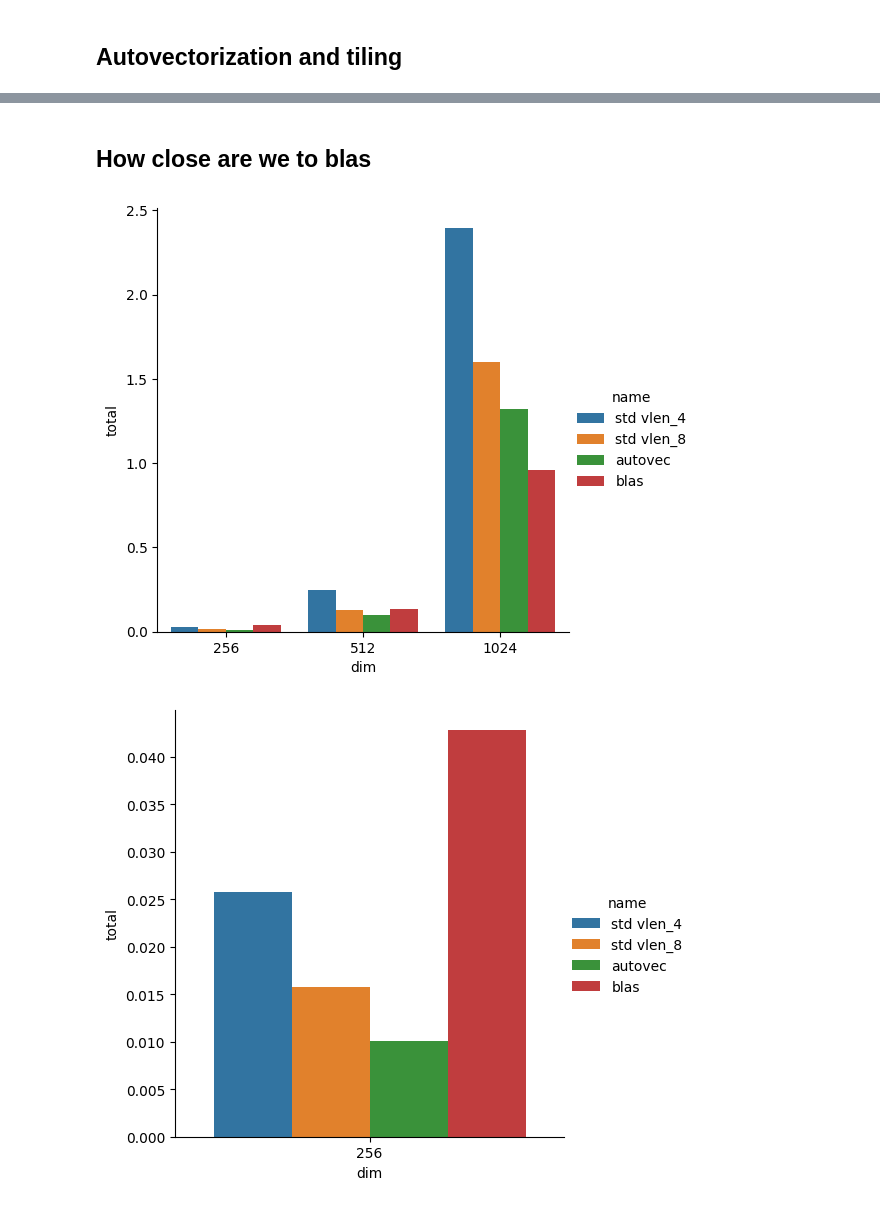
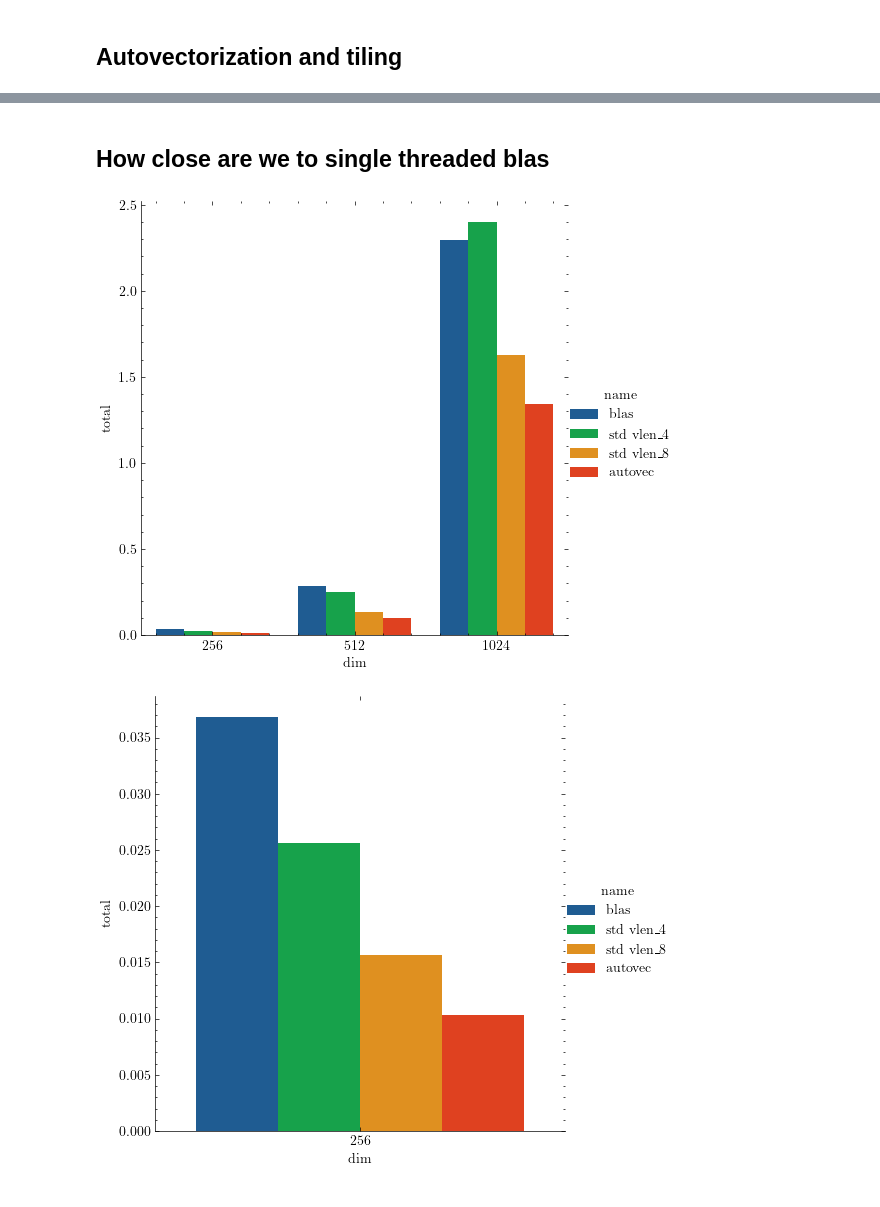
Before and after one commit to axmat/optimize-gemm, a Jupyter notebook: notebook.ipynb, the cells around one changed output, grey strips where cells are left out. Cells and saved outputs as stored; diff of their text form; code cells hidden in the pictures.

Commit message:
Use a single thread and update README.md

```diff
--- a/notebook.ipynb
+++ b/notebook.ipynb
@@ -1,6 +1,7 @@
 # %%
 import pandas as pd
 import matplotlib.pyplot as plt
+plt.style.use("science")
 import math
 import seaborn as sns
 # %% [markdown]
@@ -200,11 +204,11 @@ grouped_plot(["autovec", "autovec_tiled"], [1024])
 # %% [markdown]
-## How close are we to blas
+## How close are we to single threaded blas
 # %%
-grouped_plot(["std", "autovec", "blas"], filename = "figures/gemm")
+grouped_plot(["blas", "std", "autovec"], filename = "figures/gemm")
 # %% [output]
-[figure, old version]
+[figure, new version]
 # %%
-grouped_plot(["std", "autovec", "blas"], [256])
+grouped_plot(["blas", "std", "autovec"], [256])
 # %% [output]
-[figure, old version]
+[figure, new version]
 # %%
```
Also changed, not shown: parts of 28 cells of this notebook, 9 other files.
